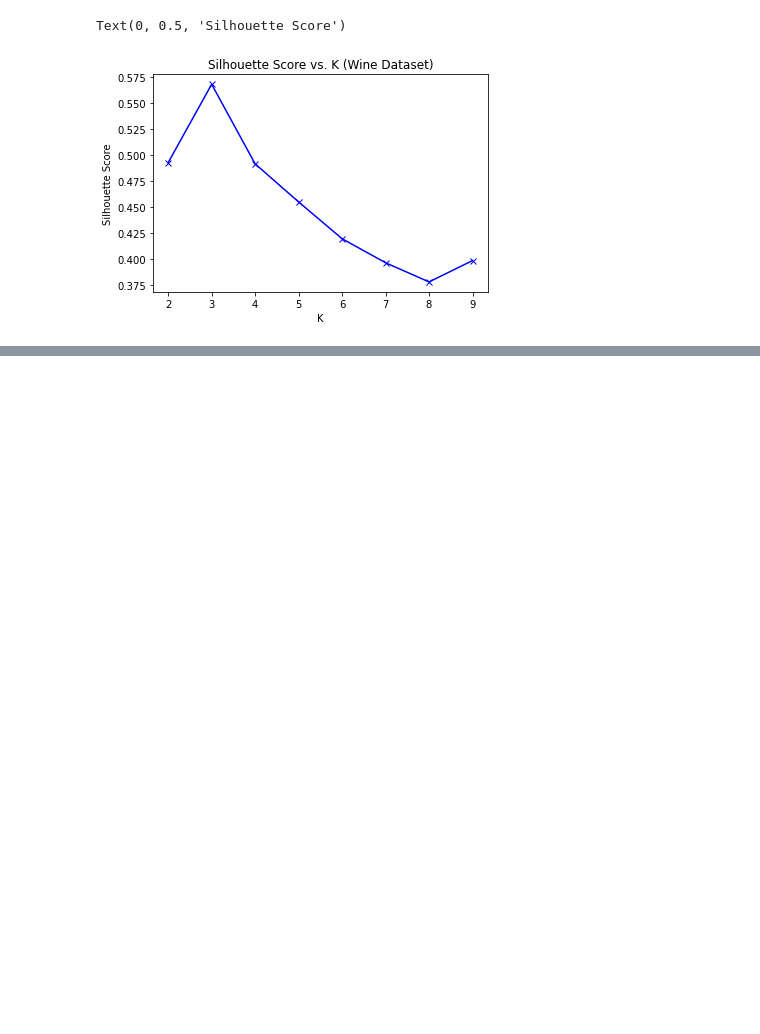
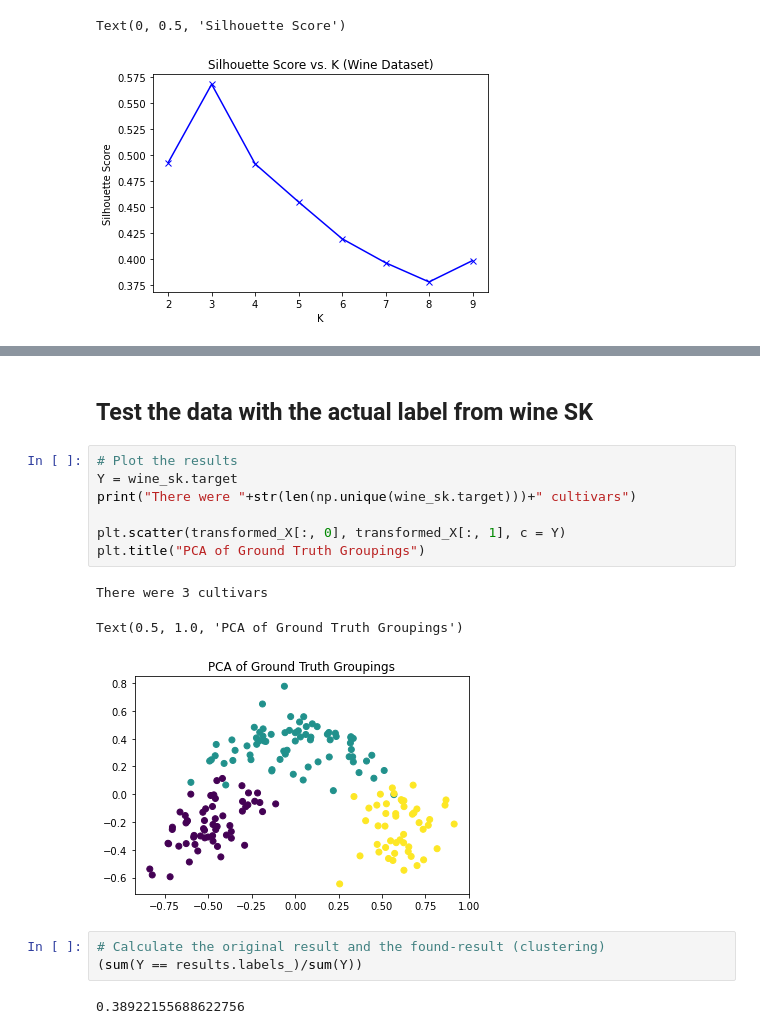
Before and after one commit to jackyhuynh/clustering_methods_using_python, a Jupyter notebook: wine_selection_using_unsupervised_learning_pca_kmeans.ipynb, the cells around one changed output, grey strips where cells are left out. Cells and saved outputs as stored; diff of their text form; blank space fills up the shorter version.

```diff
--- a/wine_selection_using_unsupervised_learning_pca_kmeans.ipynb
+++ b/wine_selection_using_unsupervised_learning_pca_kmeans.ipynb
@@ -197,0 +222,18 @@ Text(0, 0.5, 'Silhouette Score')
+# %% [markdown]
+## Test the data with the actual label from wine SK
+# %%
+# Plot the results
+Y = wine_sk.target
+print("There were "+str(len(np.unique(wine_sk.target)))+" cultivars")
+
+plt.scatter(transformed_X[:, 0], transformed_X[:, 1], c = Y)
+plt.title("PCA of Ground Truth Groupings")
+# %% [output]
+There were 3 cultivars
+Text(0.5, 1.0, 'PCA of Ground Truth Groupings')
+[figure, added]
+# %%
+# Calculate the original result and the found-result (clustering)
+(sum(Y == results.labels_)/sum(Y))
+# %% [output]
+0.38922155688622756
```
Also changed, not shown: parts of 16 cells of this notebook.
